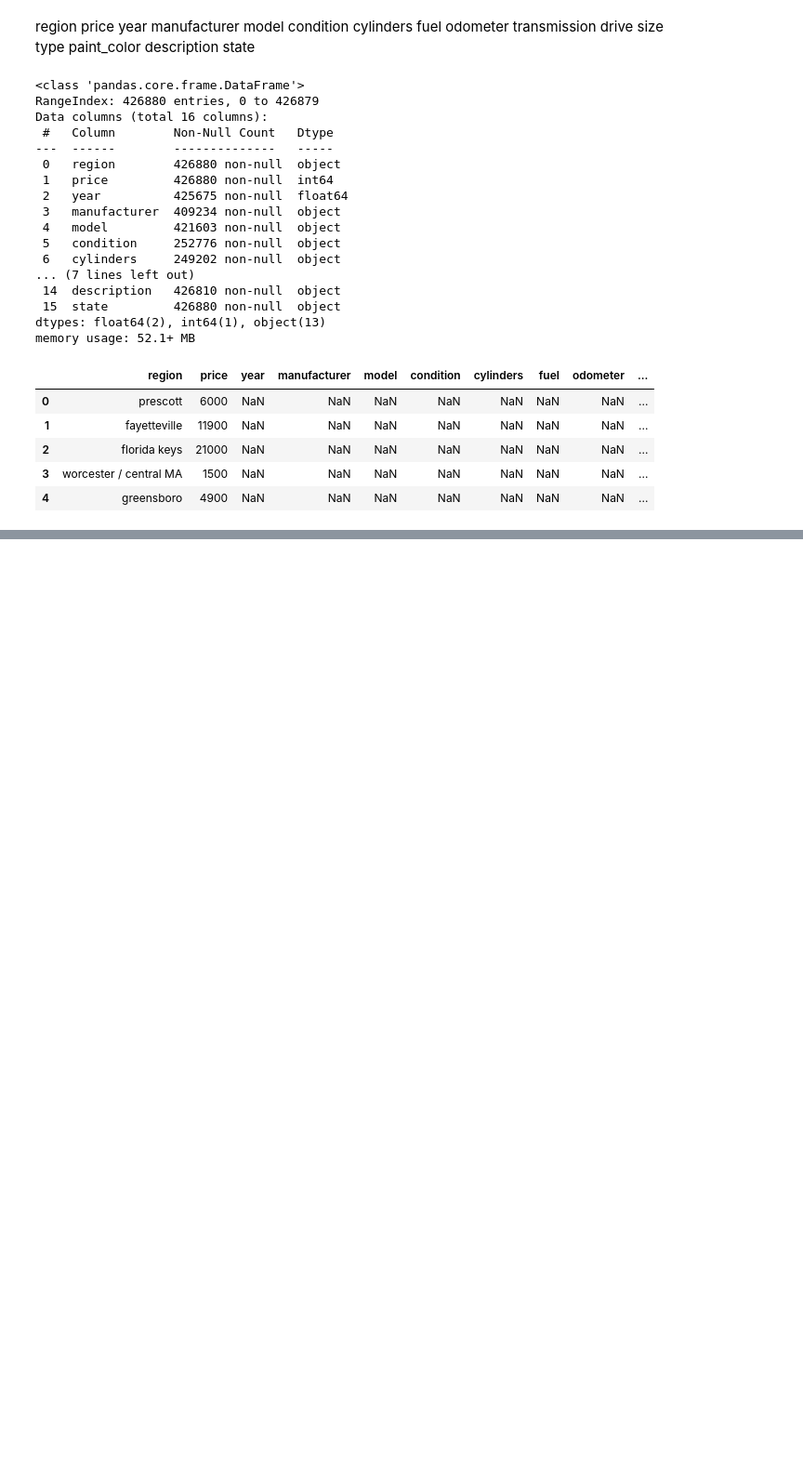
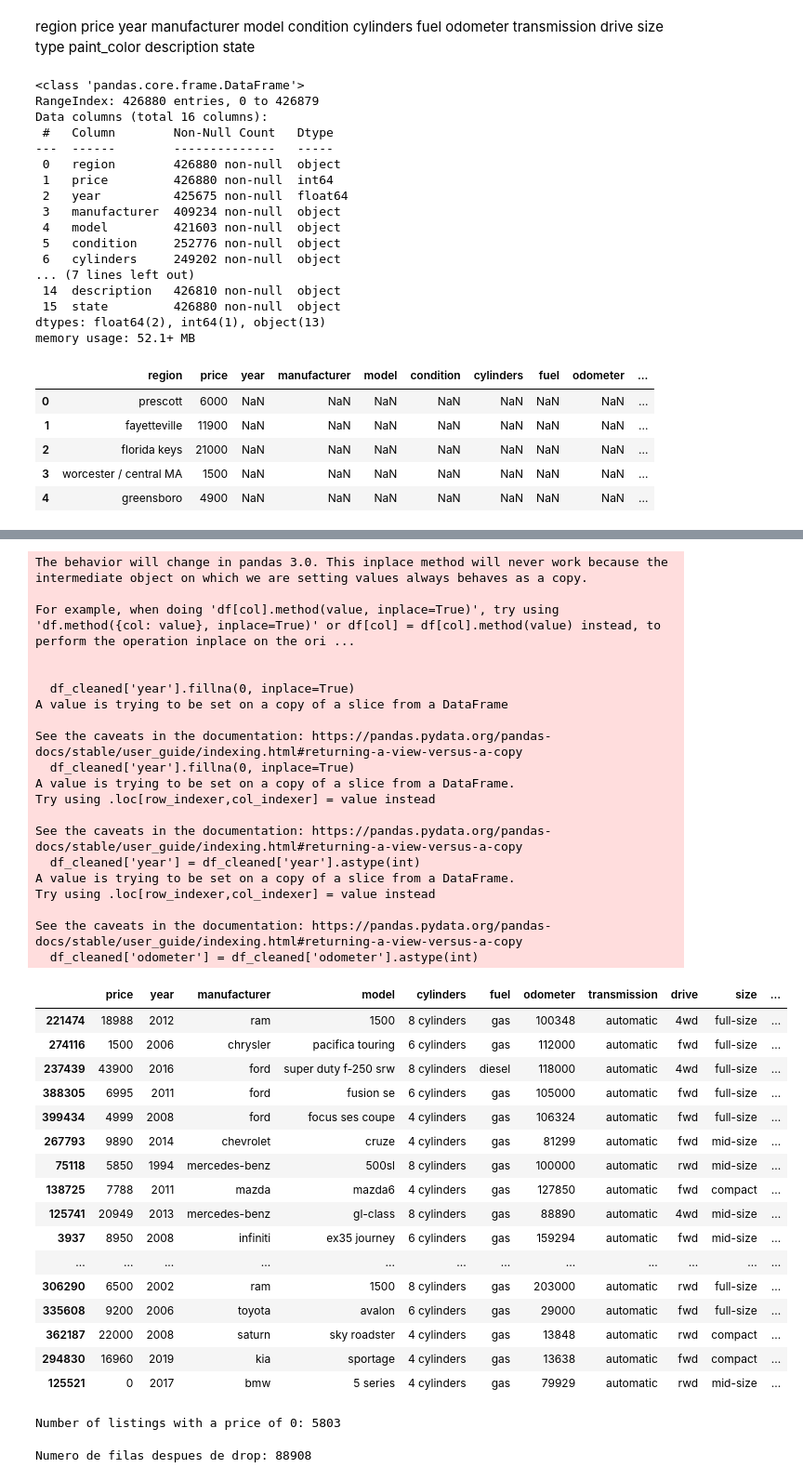
Before and after one commit to jayc888/Prueba_carros_usados_dataset_local, a Jupyter notebook: src/explore.ipynb, the cells around one changed output, grey strips where cells are left out. Shown: that part at 93% size. Cells and saved outputs as stored; diff of their text form; code cells hidden in the pictures; blank space fills up the shorter version.

```diff
--- a/src/explore.ipynb
+++ b/src/explore.ipynb
@@ -178,0 +115,61 @@ df_90k_p2=df_90k[['model','year','Manufacturer','engineSize','mpg']]
+# %%
+#cambiar floats a int
+pd.set_option('display.max_columns', None)
+df_cleaned['year'].fillna(0, inplace=True)
+df_cleaned['year'] = df_cleaned['year'].astype(int)
+df_cleaned['odometer'] = df_cleaned['odometer'].astype(int)
+df_cleaned.sample(20)
+# %% [output]
+The behavior will change in pandas 3.0. This inplace method will never work because the intermediate object on which we are setting values always behaves as a copy.
+
+For example, when doing 'df[col].method(value, inplace=True)', try using 'df.method({col: value}, inplace=True)' or df[col] = df[col].method(value) instead, to perform the operation inplace on the ori ...
+
+
+  df_cleaned['year'].fillna(0, inplace=True)
+A value is trying to be set on a copy of a slice from a DataFrame
+
+See the caveats in the documentation: https://pandas.pydata.org/pandas-docs/stable/user_guide/indexing.html#returning-a-view-versus-a-copy
+  df_cleaned['year'].fillna(0, inplace=True)
+A value is trying to be set on a copy of a slice from a DataFrame.
+Try using .loc[row_indexer,col_indexer] = value instead
+
+See the caveats in the documentation: https://pandas.pydata.org/pandas-docs/stable/user_guide/indexing.html#returning-a-view-versus-a-copy
+  df_cleaned['year'] = df_cleaned['year'].astype(int)
+A value is trying to be set on a copy of a slice from a DataFrame.
+Try using .loc[row_indexer,col_indexer] = value instead
+
+See the caveats in the documentation: https://pandas.pydata.org/pandas-docs/stable/user_guide/indexing.html#returning-a-view-versus-a-copy
+  df_cleaned['odometer'] = df_cleaned['odometer'].astype(int)
+|  | price | year | manufacturer | model | cylinders | fuel | odometer | transmission | drive | size | ... |
+| 221474 | 18988 | 2012 | ram | 1500 | 8 cylinders | gas | 100348 | automatic | 4wd | full-size | ... |
+| 274116 | 1500 | 2006 | chrysler | pacifica touring | 6 cylinders | gas | 112000 | automatic | fwd | full-size | ... |
+| 237439 | 43900 | 2016 | ford | super duty f-250 srw | 8 cylinders | diesel | 118000 | automatic | 4wd | full-size | ... |
+| 388305 | 6995 | 2011 | ford | fusion se | 6 cylinders | gas | 105000 | automatic | fwd | full-size | ... |
+| 399434 | 4999 | 2008 | ford | focus ses coupe | 4 cylinders | gas | 106324 | automatic | fwd | full-size | ... |
+| 267793 | 9890 | 2014 | chevrolet | cruze | 4 cylinders | gas | 81299 | automatic | fwd | mid-size | ... |
+| 75118 | 5850 | 1994 | mercedes-benz | 500sl | 8 cylinders | gas | 100000 | automatic | rwd | mid-size | ... |
+| 138725 | 7788 | 2011 | mazda | mazda6 | 4 cylinders | gas | 127850 | automatic | fwd | compact | ... |
+| 125741 | 20949 | 2013 | mercedes-benz | gl-class | 8 cylinders | gas | 88890 | automatic | 4wd | mid-size | ... |
+| 3937 | 8950 | 2008 | infiniti | ex35 journey | 6 cylinders | gas | 159294 | automatic | fwd | mid-size | ... |
+| ... | ... | ... | ... | ... | ... | ... | ... | ... | ... | ... | ... |
+| 306290 | 6500 | 2002 | ram | 1500 | 8 cylinders | gas | 203000 | automatic | rwd | full-size | ... |
+| 335608 | 9200 | 2006 | toyota | avalon | 6 cylinders | gas | 29000 | automatic | fwd | full-size | ... |
+| 362187 | 22000 | 2008 | saturn | sky roadster | 4 cylinders | gas | 13848 | automatic | rwd | compact | ... |
+| 294830 | 16960 | 2019 | kia | sportage | 4 cylinders | gas | 13638 | automatic | fwd | compact | ... |
+| 125521 | 0 | 2017 | bmw | 5 series | 4 cylinders | gas | 79929 | automatic | rwd | mid-size | ... |
+# %%
+# Assuming your DataFrame is named df
+zero_price_listings = (df_cleaned['price'] == 0).sum()
+
+# Print the result
+print(f"Number of listings with a price of 0: {zero_price_listings}")
+# %% [output]
+Number of listings with a price of 0: 5803
+# %%
+#Elimina listings con precio 0
+df_cleaned = df_cleaned[df_cleaned['price'] != 0]
+
+#Numero de filas despues del drop de listings con precio 0
+print(f"Numero de filas despues de drop: {len(df_cleaned)}")
+# %% [output]
+Numero de filas despues de drop: 88908
```
Also changed, not shown: parts of 28 cells of this notebook.
